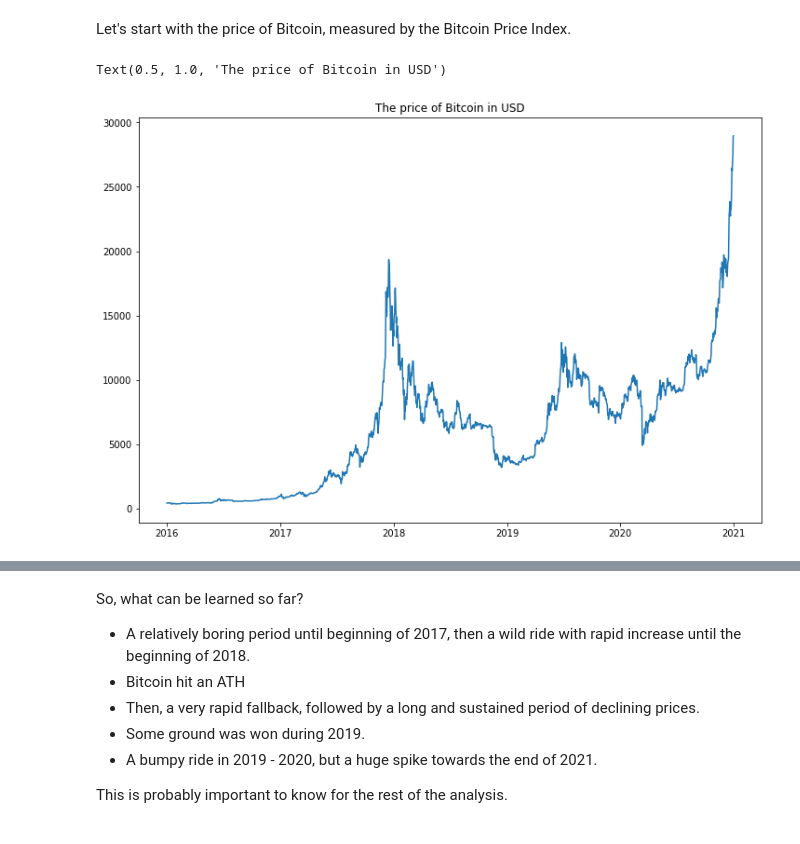
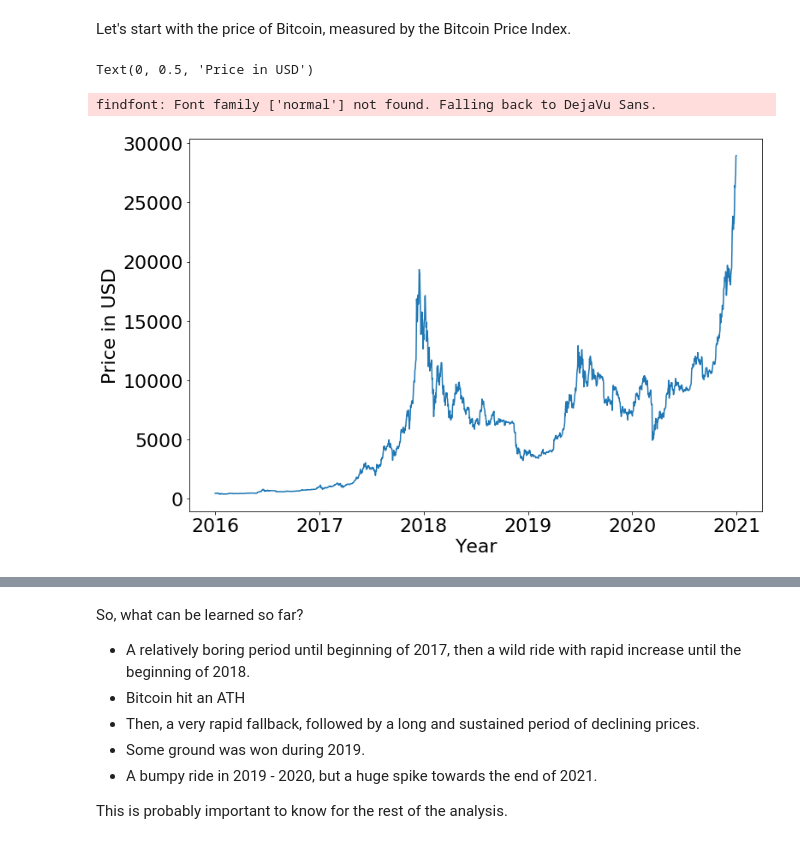
Before and after one commit to jasperschroeder/BigDataClass, a Jupyter notebook: EDA (1 of 2).ipynb, the cells around one changed output, grey strips where cells are left out. Cells and saved outputs as stored; diff of their text form; code cells hidden in the pictures.

```diff
--- a/EDA (1 of 2).ipynb
+++ b/EDA (1 of 2).ipynb
@@ -22,7 +29,10 @@ btc['Date'] = btc['Date'].apply(str_to_time)
 # %%
 fig = plt.figure(figsize=(12,8))
 plt.plot(btc['Date'], btc['BPI'])
-plt.title('The price of Bitcoin in USD')
+#plt.title('The price of Bitcoin in USD')
+plt.xlabel('Year')
+plt.ylabel('Price in USD')
 # %% [output]
-Text(0.5, 1.0, 'The price of Bitcoin in USD')
+Text(0, 0.5, 'Price in USD')
+findfont: Font family ['normal'] not found. Falling back to DejaVu Sans.
-[figure, old version]
+[figure, new version]
```
Also changed, not shown: parts of 43 cells of this notebook, 4 other files.
